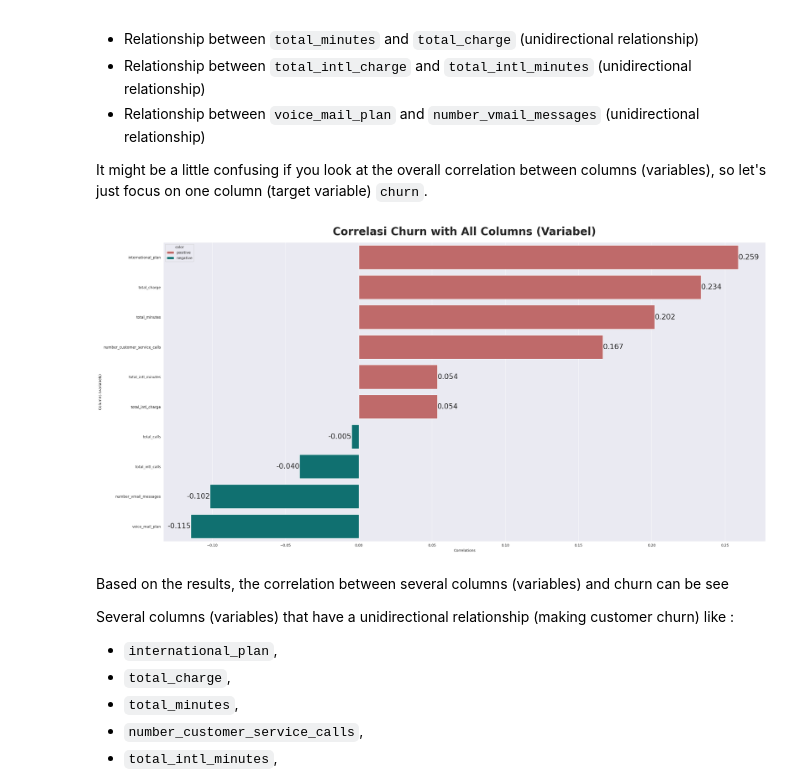
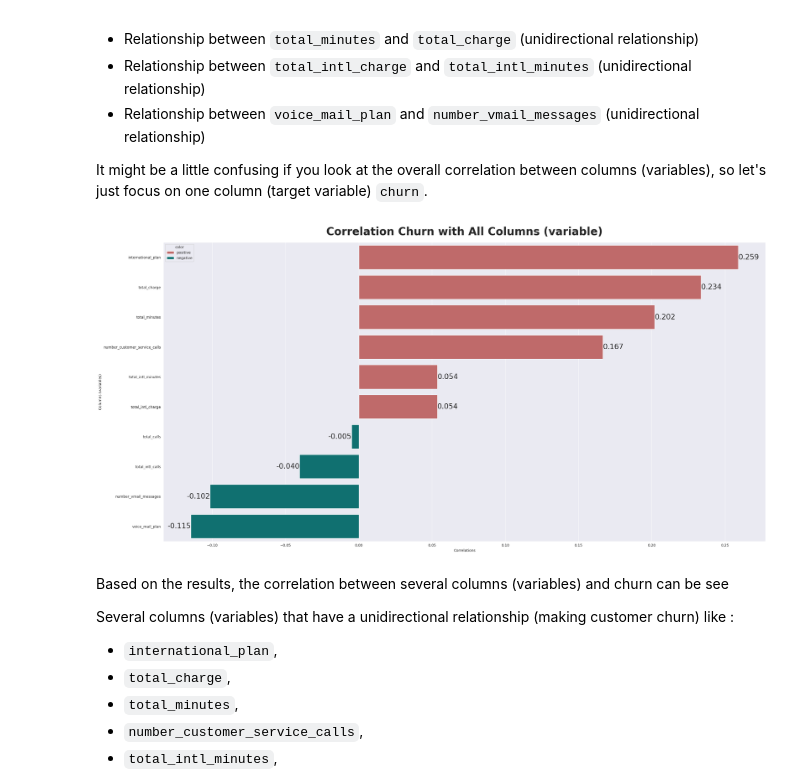
Before and after one commit to triowibowo21/customer-churn-prediction, a Jupyter notebook: customer-churn-prediction.ipynb, the cells around one changed output. Saved outputs shown, nothing was run; the diff lists cells and outputs as text; code cells hidden in the pictures.

Commit message:
Kaggle Notebook | Customer Churn Prediction | submitted 40 - final revision

```diff
--- a/customer-churn-prediction.ipynb
+++ b/customer-churn-prediction.ipynb
@@ -890,20 +892,20 @@ Correlation between columns (variables) with heatmap visualization shows the rel
 
 It might be a little confusing if you look at the overall correlation between columns (variables), so let's just focus on one column (target variable) `churn`.
 # %%
-churn_corr = df.drop(columns=exclude_column).corr()['churn'].sort_values(ascending=False)[1:].reset_index().rename(columns={'index':'variabel', 'churn':'correlation'})
+churn_corr = df.drop(columns=exclude_column).corr()['churn'].sort_values(ascending=False)[1:].reset_index().rename(columns={'index':'variable', 'churn':'correlation'})
 churn_corr['color'] = ['positive' if value > 0 else 'negative' for value in churn_corr['correlation']]
 palette = {'positive':'indianred', 'negative':'teal'}
 
 plt.figure(figsize=(30,15))
-ax = sns.barplot(data=churn_corr, y='variabel', x='correlation', hue='color', palette=palette, dodge=False)
+ax = sns.barplot(data=churn_corr, y='variable', x='correlation', hue='color', palette=palette, dodge=False)
 ax.bar_label(ax.containers[0], fontsize=20, fmt='%.3f')
 ax.bar_label(ax.containers[1], fontsize=20, fmt='%.3f')
 ax.set_xlabel('Correlations')
-ax.set_ylabel('Columns (variabels)')
-ax.set_title('Correlasi Churn with All Columns (Variabel)', fontweight='bold', fontsize=30, pad=20)
+ax.set_ylabel('Columns (variables)')
+ax.set_title('Correlation Churn with All Columns (variable)', fontweight='bold', fontsize=30, pad=20)
 plt.show()
 # %% [output]
-[figure, old version]
+[figure, new version]
 # %% [markdown]
 Based on the results, the correlation between several columns (variables) and churn can be see
 
```
Also changed, not shown: parts of 34 cells of this notebook.
